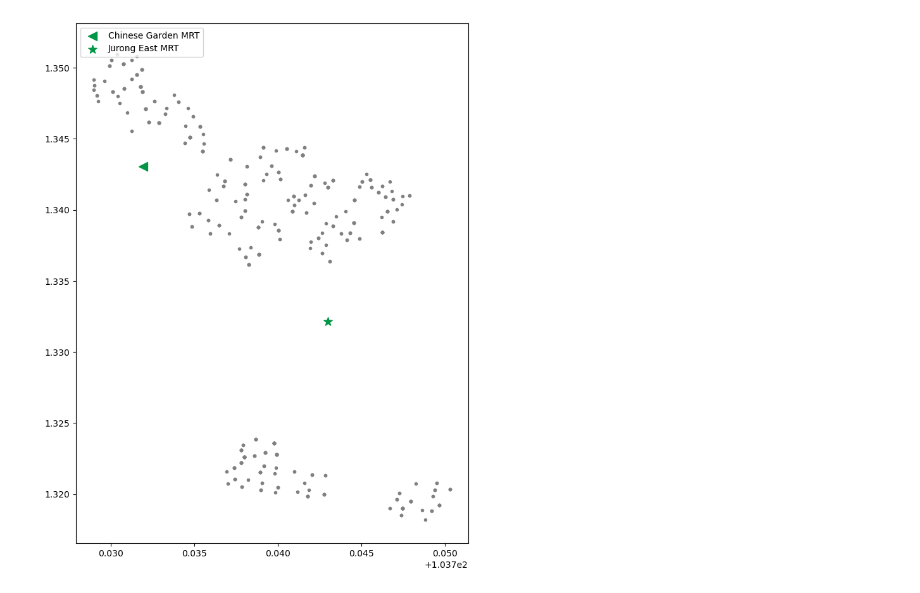
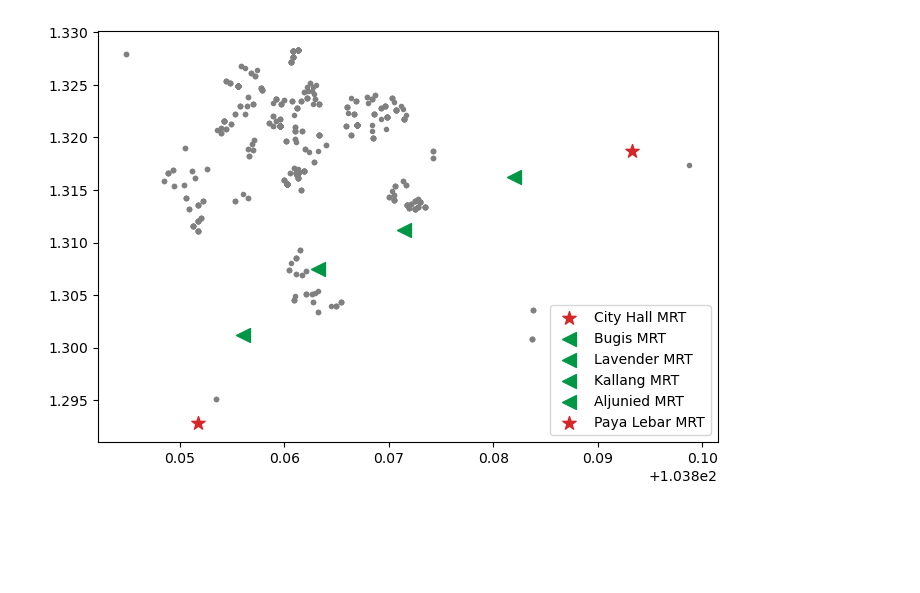
Before and after one commit to kelvinsjk/hdb-resale-price-ai, a Jupyter notebook: api-access-kallangwhompoa.ipynb, the cells around one changed output. Cells and saved outputs as stored; diff of their text form; code cells hidden in the pictures; blank space fills up the shorter version.

```diff
--- a/api-access-kallangwhompoa.ipynb
+++ b/api-access-kallangwhompoa.ipynb
@@ -135,6 +154,7 @@ len(blk_street.unique())
 # %%
-df = a.copy()
-file = Path(f'./data/{town}_June22_May23_without_newest.csv')
+#df = pd.read_csv('./data/Kallang_Whampoa_June22_May23.csv')
+df = df[~df.long.isna()].copy()
+file = Path(f'./data/{town2}_June22_May23_without_newest.csv')
 df.to_csv(file,index=False)
 df
 # %% [output]
@@ -207,8 +223,8 @@ latRight = latMax + (latMax-latMin)/10
 longMin, longMax = df.long.min(),df.long.max()
 longLeft = longMin - (longMax-longMin)/10
 longRight = longMax + (longMax-longMin)/10
-n1 = 6*15
-n2 = 8*15
+n1 = 6*25
+n2 = 4*25
 longs = np.linspace(longLeft, longRight, n1)
 lats = np.linspace(latLeft, latRight, n2)
 prices = np.ndarray((n2,n1))
@@ -239,7 +253,7 @@ done!
 import http.client, urllib.parse
 import json
 
-mrts = ["Chinese Garden MRT", "Jurong East MRT"]
+mrts = ["City Hall MRT", "Bugis MRT", "Lavender MRT", "Kallang MRT", "Aljunied MRT", "Paya Lebar MRT"]
 longLats = load_pkl()
 
 responses = []
@@ -280,0 +295,3 @@ longLats['Upper Changi MRT']
+# %%
+longLats['Kallang MRT'] = (103.87142, 1.31117)
+dump_pkl(longLats)
@@ -369,23 +392,23 @@ plt.show()
 # %%
 circle = "#FA9E0D"
 ew = "#009645"
 dt = "#005EC4"
 red = '#d62728'
 ne = '#9900AA'
-markers = ["<", '*', "^", '>', '>', '^', '^']
-colors = [ew,ew]
+markers = ["*", '<', "<", '<', '<', '*', '^']
+colors = [red,ew,ew,ew,ew,red]
 
 fig,ax2=plt.subplots()
 ax2.scatter(df.long,df.lat,marker='.',c="gray")
 for i,mrt in enumerate(mrts):
   ax2.scatter([longLats[mrt][0]], [longLats[mrt][1]],marker=markers[i],c=colors[i],label=mrt,s=100)
-ax2.legend(loc='upper left')
+ax2.legend(loc='lower right')
 fig.set_figwidth(8)
 fig.set_figheight(8/n1*n2)
 
 plt.show()
 
 for mrt in mrts:
   (i,j) = min_coords(*longLats[mrt])
 # %% [output]
-[figure, old version]
+[figure, new version]
```
Also changed, not shown: parts of 16 cells of this notebook, 19 other files.
